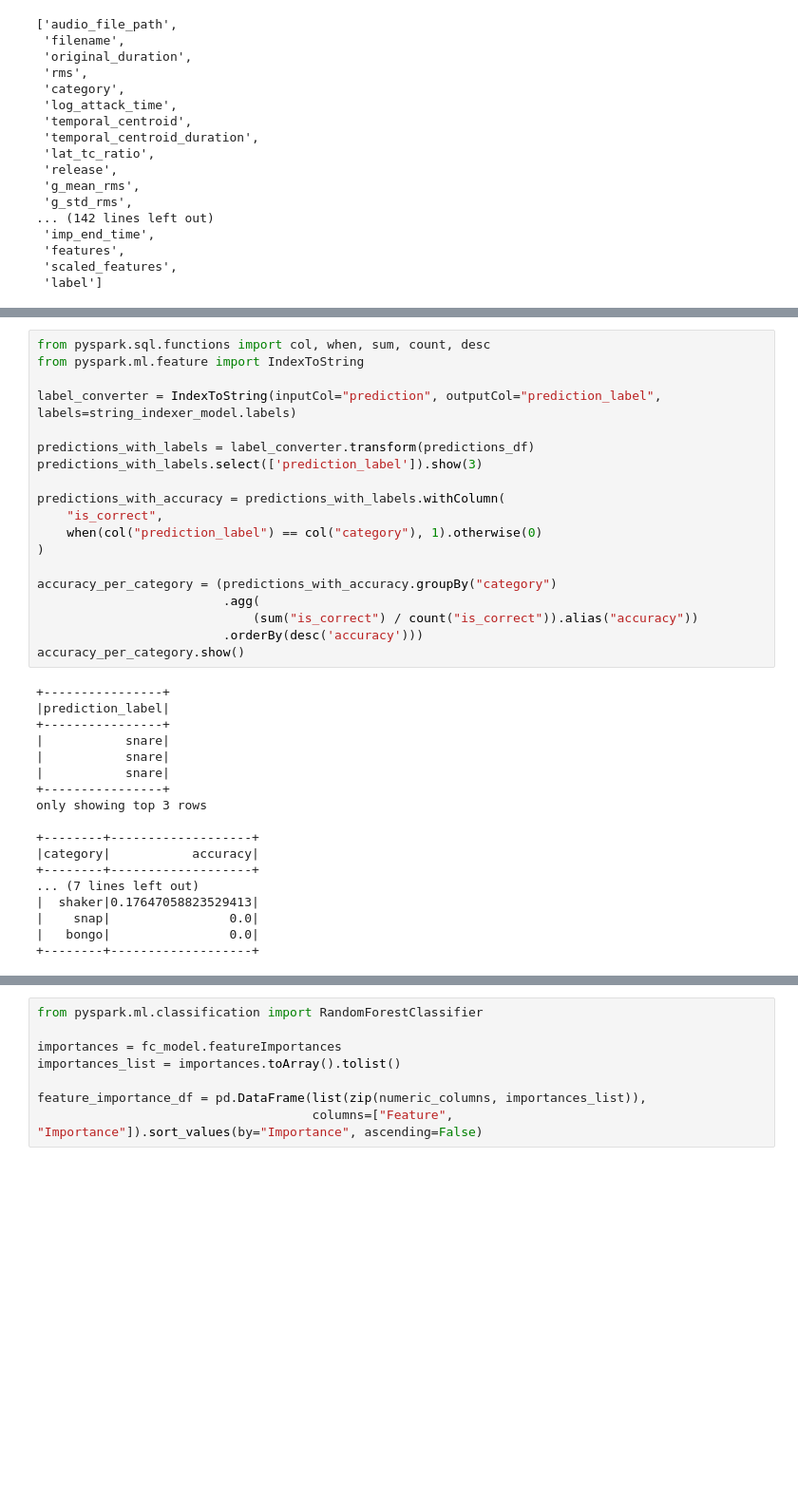
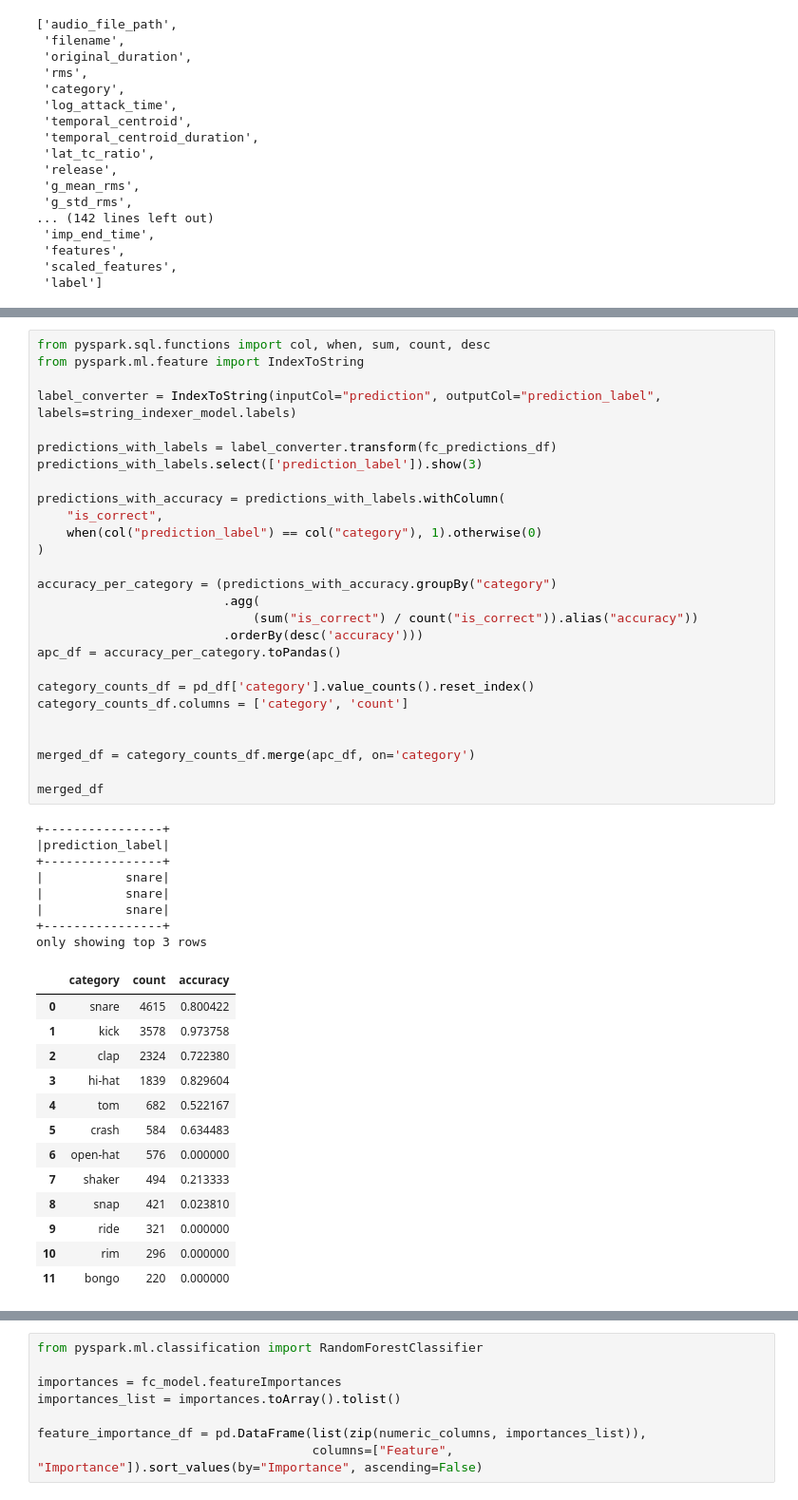
Before and after one commit to eddienubes/audio-classification, a Jupyter notebook: main.ipynb, the cells around one changed output, grey strips where cells are left out. Shown at 95% size. Saved outputs shown, nothing was run; the diff lists cells and outputs as text; blank space fills up the shorter version.

```diff
--- a/main.ipynb
+++ b/main.ipynb
@@ -240,37 +186,49 @@ accuracy
 # %%
 from pyspark.sql.functions import col, when, sum, count, desc
 from pyspark.ml.feature import IndexToString
 
 label_converter = IndexToString(inputCol="prediction", outputCol="prediction_label", labels=string_indexer_model.labels)
 
-predictions_with_labels = label_converter.transform(predictions_df)
+predictions_with_labels = label_converter.transform(fc_predictions_df)
 predictions_with_labels.select(['prediction_label']).show(3)
 
 predictions_with_accuracy = predictions_with_labels.withColumn(
     "is_correct",
     when(col("prediction_label") == col("category"), 1).otherwise(0)
 )
 
 accuracy_per_category = (predictions_with_accuracy.groupBy("category")
                          .agg(
                              (sum("is_correct") / count("is_correct")).alias("accuracy"))
                          .orderBy(desc('accuracy')))
-accuracy_per_category.show()
+apc_df = accuracy_per_category.toPandas()
+
+category_counts_df = pd_df['category'].value_counts().reset_index()
+category_counts_df.columns = ['category', 'count']
+
+
+merged_df = category_counts_df.merge(apc_df, on='category')
+
+merged_df
 # %% [output]
 +----------------+
 |prediction_label|
 +----------------+
 |           snare|
 |           snare|
 |           snare|
 +----------------+
 only showing top 3 rows
-
-+--------+-------------------+
-|category|           accuracy|
-+--------+-------------------+
-... (7 lines left out)
-|  shaker|0.17647058823529413|
-|    snap|                0.0|
-|   bongo|                0.0|
-+--------+-------------------+
+|  | category | count | accuracy |
+| 0 | snare | 4615 | 0.800422 |
+| 1 | kick | 3578 | 0.973758 |
+| 2 | clap | 2324 | 0.722380 |
+| 3 | hi-hat | 1839 | 0.829604 |
+| 4 | tom | 682 | 0.522167 |
+| 5 | crash | 584 | 0.634483 |
+| 6 | open-hat | 576 | 0.000000 |
+| 7 | shaker | 494 | 0.213333 |
+| 8 | snap | 421 | 0.023810 |
+| 9 | ride | 321 | 0.000000 |
+| 10 | rim | 296 | 0.000000 |
+| 11 | bongo | 220 | 0.000000 |
```
Also changed, not shown: parts of 17 cells of this notebook, 2 other files.
